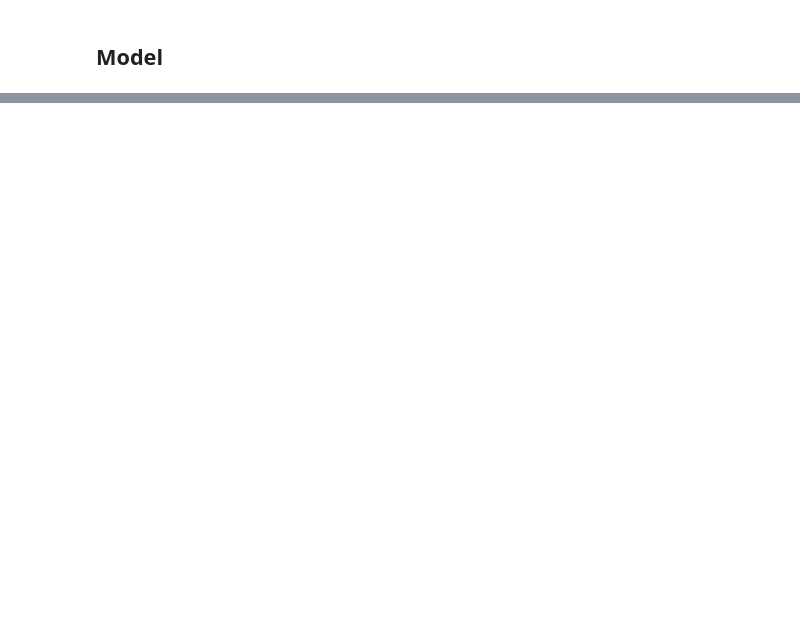
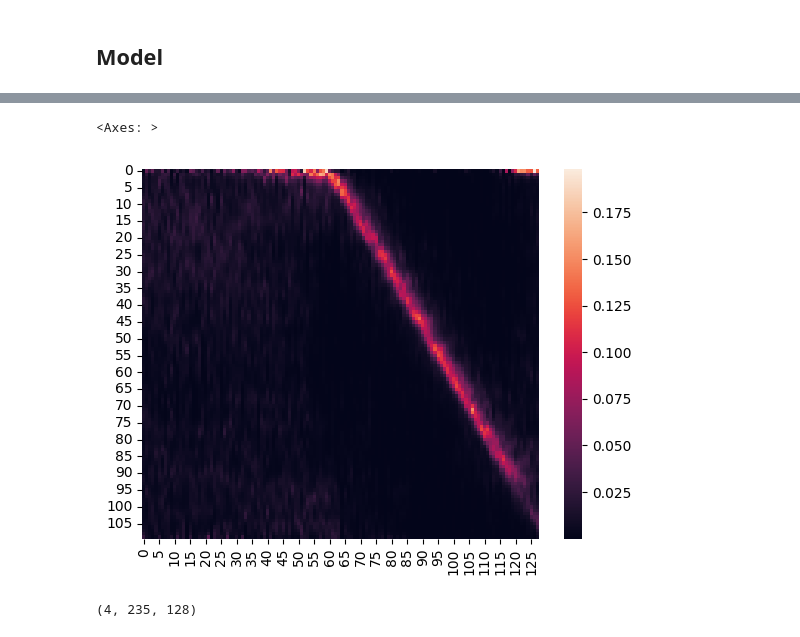
Before and after one commit to mattciff5/ecog-speech, a Jupyter notebook: encoding.ipynb, the cells around one changed output, grey strips where cells are left out. Saved outputs shown, nothing was run; the diff lists cells and outputs as text; code cells hidden in the pictures; blank space fills up the shorter version.

```diff
--- a/encoding.ipynb
+++ b/encoding.ipynb
@@ -190 +244,5 @@ class AttentiveStim2BrainNet(nn.Module):
+# %%
+brain_timep = brain_data.shape[-1]
+brain_channels = brain_data.shape[1]
+audio_timep = audio_data.shape[1]
 # %%
@@ -214 +288,11 @@ test_loader = DataLoader(test_ds, batch_size=batch_size, shuffle=False)
+# %%
+import random
+
+def set_seed(seed=42):
+    random.seed(seed)
+    np.random.seed(seed)
+    torch.manual_seed(seed)
+    torch.cuda.manual_seed_all(seed)  # se usi GPU
+    torch.backends.cudnn.deterministic = True
+    torch.backends.cudnn.benchmark = False
 # %%
@@ -305,12 +401,0 @@ Test Loss: 0.2492
-# %%
-from torchmetrics.functional import pearson_corrcoef
-
-correlations_time = np.zeros((y_pred_all.shape[0], y_pred_all.shape[2]))
-for sample in tqdm(range(y_pred_all.shape[0])):
-    y_pred_sample = y_pred_all[sample, :, :]
-    y_true_sample = y_true_all[sample, :, :]
-    for tp in range(y_pred_all.shape[2]):
-        pred = y_pred_sample[:, tp]
-        target = y_true_sample[:, tp]
-        corr = pearson_corrcoef(pred, target)
-        correlations_time[sample, tp] = corr.item()
@@ -316,0 +603,11 @@ for sample in tqdm(range(y_pred_all.shape[0])):
+# %%
+import seaborn as sns
+
+sns.heatmap(all_attn.mean(axis=0).T, cbar=True)
+# %% [output]
+<Axes: >
+[figure, added]
+# %%
+all_corrs.shape
+# %% [output]
+(4, 235, 128)
```
Also changed, not shown: parts of 33 cells of this notebook, 1 other file.
